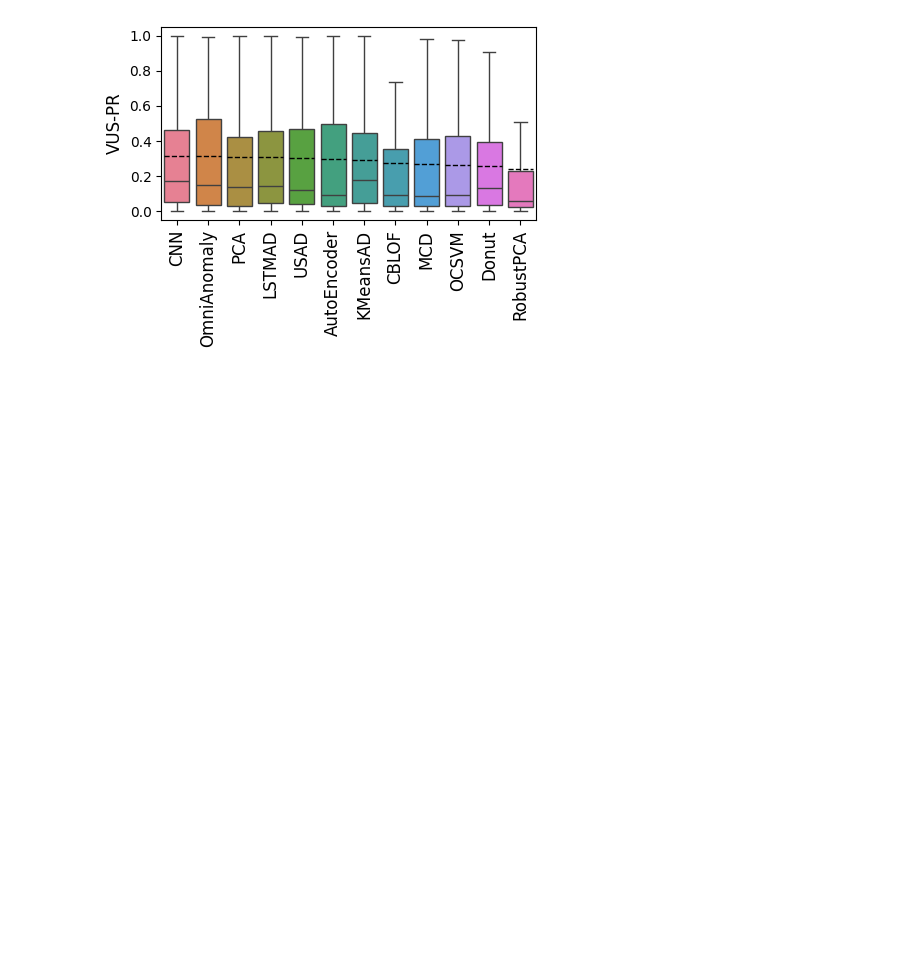
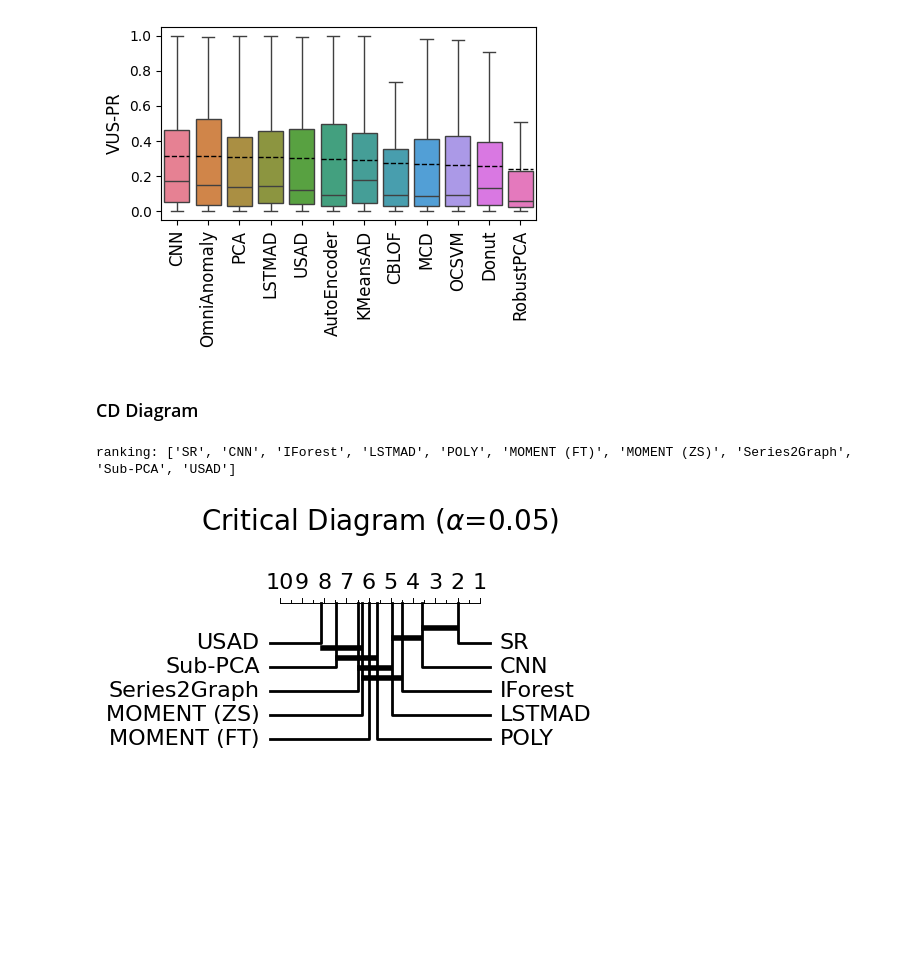
Before and after one commit to TheDatumOrg/TSB-AD, a Jupyter notebook: benchmark_exp/analysis.ipynb, the cells around one changed output. Drawn from its saved outputs; the diff is of its cells as text; code cells hidden in the pictures; blank space fills up the shorter version.

Commit message:
add CD diagram in analysis.ipynb

```diff
--- a/benchmark_exp/analysis.ipynb
+++ b/benchmark_exp/analysis.ipynb
@@ -95,3 +95,5 @@ plt.tight_layout()
 plt.show()
 # %% [output]
 [figure]
+# %% [markdown]
+### CD Diagram
@@ -97,0 +415,26 @@ plt.show()
+# %%
+df_acc = pd.read_csv('benchmark_eval_results/uni_mergedTable_VUS-PR.csv')
+Comparaed_Solution_Pool = ['Sub-PCA', 'MOMENT (FT)', 'MOMENT (ZS)', 'POLY', 'CNN', 'SR', 'Series2Graph', 'LSTMAD', 'IForest', 'USAD']
+
+df_filter = df_acc[df_acc['point_anomaly'] == 1]
+# df_filter = df_acc[df_acc['seq_anomaly'] == 1]
+# df_filter = df_acc[df_acc['num_anomaly'] == 1]
+# df_filter = df_acc[df_acc['num_anomaly'] > 1]
+
+eval_list = []
+for index, row in df_filter.iterrows():
+    for method in Comparaed_Solution_Pool:
+        eval_list.append([method, row['file'], row[method]])
+eval_df = pd.DataFrame(eval_list, columns=['classifier_name', 'dataset_name', 'accuracy'])
+p_values, average_ranks, _ = Friedman_Nemenyi(df_perf=eval_df, alpha=0.05)
+ranking = average_ranks.keys().to_list()[::-1]
+
+graph_ranks(average_ranks.values, average_ranks.keys(), p_values,
+            cd=None, reverse=True, width=5, textspace=1.5)
+print('ranking:', ranking[:10])
+plt.title("Critical Diagram ({}=0.05)".format(r'$\alpha$'),fontsize=20)
+plt.tight_layout()
+plt.show()
+# %% [output]
+ranking: ['SR', 'CNN', 'IForest', 'LSTMAD', 'POLY', 'MOMENT (FT)', 'MOMENT (ZS)', 'Series2Graph', 'Sub-PCA', 'USAD']
+[figure, added]
```
Also changed, not shown: parts of 1 cell of this notebook.
